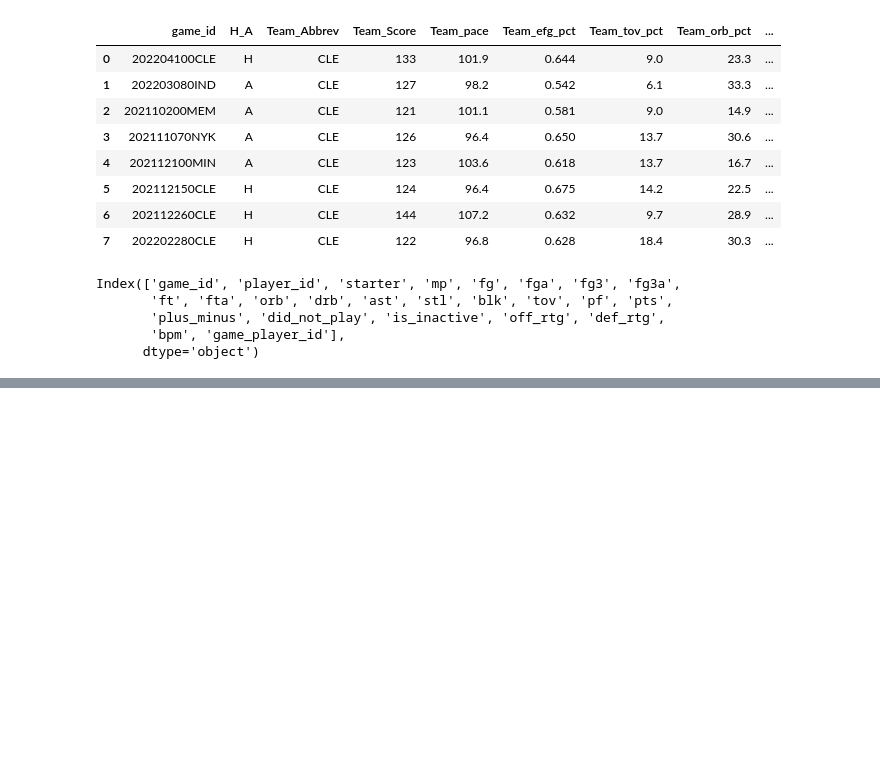
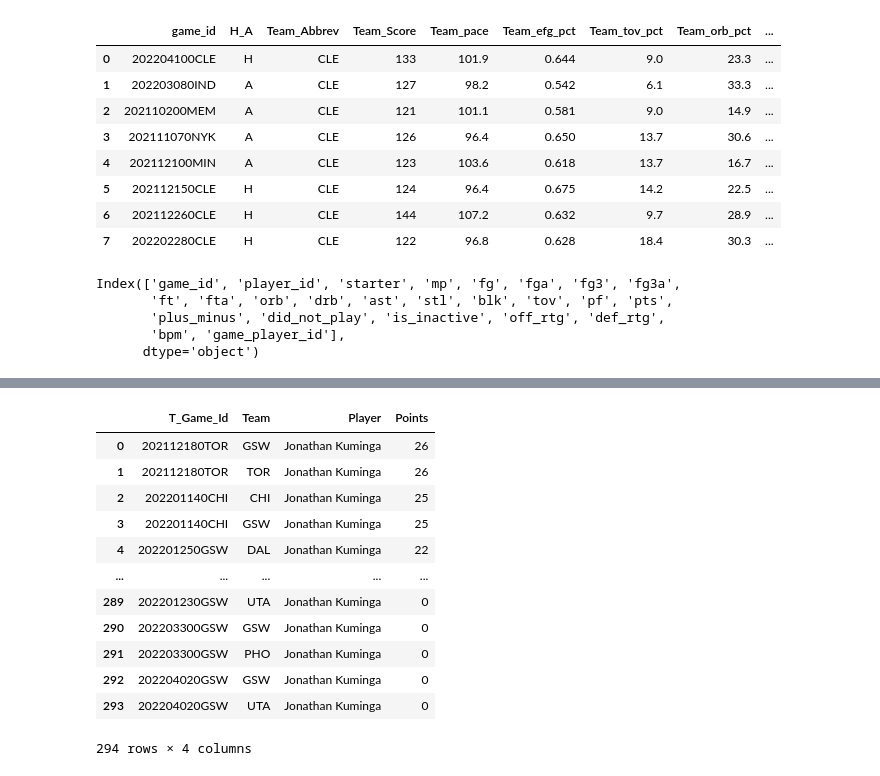
Before and after one commit to meesuny/contrans, a Jupyter notebook: examples/nba_example.ipynb, the cells around one changed output, grey strips where cells are left out. Cells and saved outputs as stored; diff of their text form; code cells hidden in the pictures; blank space fills up the shorter version.

```diff
--- a/examples/nba_example.ipynb
+++ b/examples/nba_example.ipynb
@@ -334,0 +459,29 @@ Index(['game_id', 'player_id', 'starter', 'mp', 'fg', 'fga', 'fg3', 'fg3a',
+# %%
+myquery = '''
+select
+    t.game_id as T_Game_Id,
+    team_abbrev as Team,
+    player as Player,
+    pts as Points
+from team_game t
+inner join player_game pg on t.game_id = pg.game_id
+inner join players p on pg.player_id = p.player_id
+where player like 'j% k%'
+order by pts desc --, player, team
+--limit 10 --offset 5
+'''
+pd.read_sql(myquery, nba_db)
+# %% [output]
+|  | T_Game_Id | Team | Player | Points |
+| 0 | 202112180TOR | GSW | Jonathan Kuminga | 26 |
+| 1 | 202112180TOR | TOR | Jonathan Kuminga | 26 |
+| 2 | 202201140CHI | CHI | Jonathan Kuminga | 25 |
+| 3 | 202201140CHI | GSW | Jonathan Kuminga | 25 |
+| 4 | 202201250GSW | DAL | Jonathan Kuminga | 22 |
+| ... | ... | ... | ... | ... |
+| 289 | 202201230GSW | UTA | Jonathan Kuminga | 0 |
+| 290 | 202203300GSW | GSW | Jonathan Kuminga | 0 |
+| 291 | 202203300GSW | PHO | Jonathan Kuminga | 0 |
+| 292 | 202204020GSW | GSW | Jonathan Kuminga | 0 |
+| 293 | 202204020GSW | UTA | Jonathan Kuminga | 0 |
+294 rows × 4 columns
```
Also changed, not shown: parts of 7 cells of this notebook, 3 other files.
